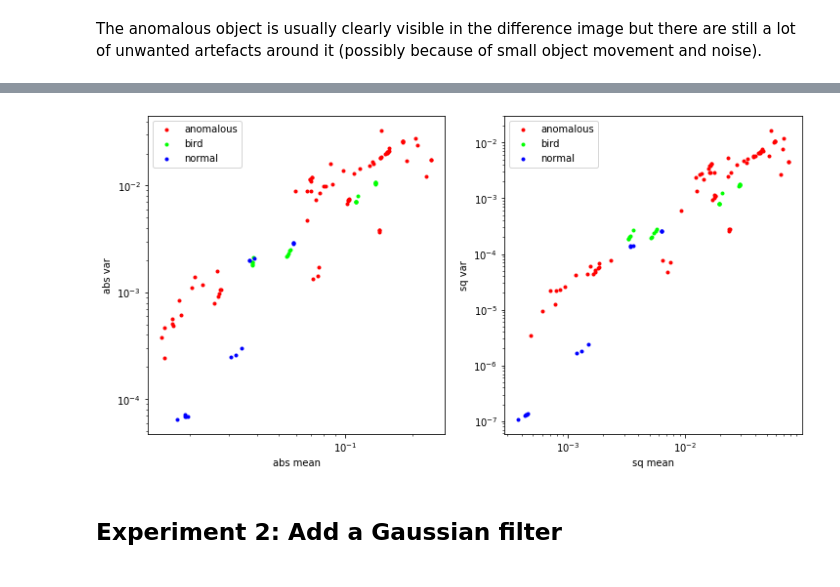
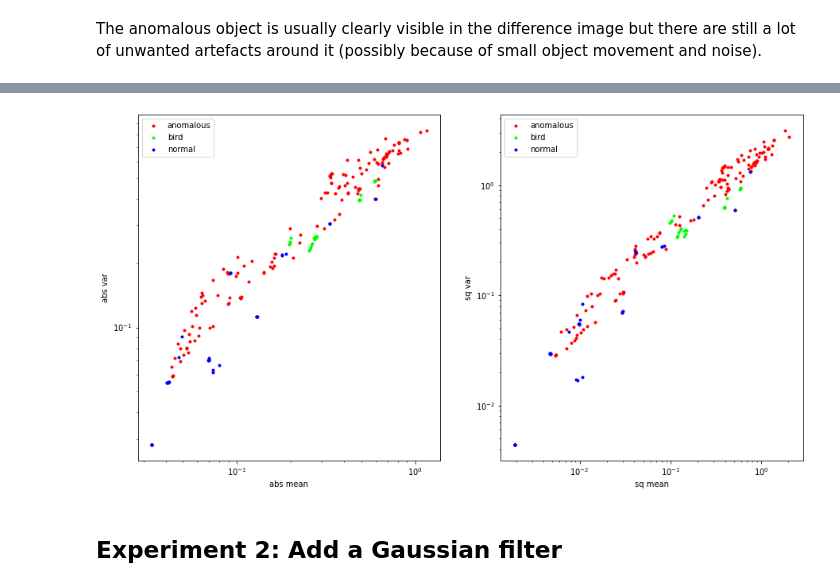
Before and after one commit to kleincode/camera-trap-anomaly-detection, a Jupyter notebook: approach1a_basic_frame_differencing.ipynb, the cells around one changed output, grey strips where cells are left out. Saved outputs shown, nothing was run; the diff lists cells and outputs as text; code cells hidden in the pictures.

```diff
--- a/approach1a_basic_frame_differencing.ipynb
+++ b/approach1a_basic_frame_differencing.ipynb
@@ -48,6 +48,16 @@ The proposed classifier computes the following features
 - var of squared pixel-wise difference _sqvar_
 # %%
 from py.ImageClassifier import AbstractImageClassifier
+
+def normalize(comp_arr, motion_arr):
+    # normalize comp_arr and transform motion_arr identically
+    mean, std = np.mean(comp_arr), np.std(comp_arr)
+    motion_arr = (motion_arr - mean) / std
+    comp_arr = (comp_arr - mean) / std
+    return comp_arr, motion_arr
+
+def normalize_img(img):
+    return (img - np.mean(img)) / np.std(img)
 
 class FrameDiffClassifier(AbstractImageClassifier):
     def evaluate(self, motion_img: MotionImage, display=False):
@@ -56,17 +66,20 @@ class FrameDiffClassifier(AbstractImageClassifier):
         motion_arr = motion_img.read(scale=SCALE, gray=True)
         comp_arr = comp_img.read(scale=SCALE, gray=True)
 
+        # comp_arr, motion_arr = normalize(comp_arr, motion_arr)
+        comp_arr, motion_arr = normalize_img(comp_arr), normalize_img(motion_arr)
+
         absdiff = abs(motion_arr - comp_arr)
         sqdiff = (motion_arr - comp_arr) ** 2
         absmean = np.average(absdiff)
-        absvar = np.var(absdiff)
+        absstd = np.std(absdiff)
         sqmean = np.average(sqdiff)
-        sqvar = np.var(sqdiff)
+        sqstd = np.std(sqdiff)
 
         if display:
-            display_images([motion_arr, comp_arr, absdiff, sqdiff], ["Motion image", "Closest lapse image", f"abs mean = {absmean}, var = {absvar}", f"sq mean = {sqmean}, var = {sqvar}"], cmap="gray")
+            display_images([motion_arr, comp_arr, absdiff, sqdiff], ["Motion image", "Closest lapse image", f"abs mean = {absmean}, std = {absstd}", f"sq mean = {sqmean}, std = {sqstd}"], cmap="gray")
 
-        return absmean, absvar, sqmean, sqvar
+        return absmean, absstd, sqmean, sqstd
 # %%
 img = session.get_random_motion_image(day_only=True)
 classifier = FrameDiffClassifier()
@@ -84,10 +96,10 @@ def generate_test_scores(classifier):
     normal_scores = []
     anomalous_scores = []
     bird_scores = []
-    normal_i = [3, 4, 5, 48, 49, 50, 51, 52, 53, 54, 55, 78, 79, 80]
-    bird_i = list(range(86, 106))
+    normal_i = [3, 4, 5, 48, 49, 50, 51, 52, 53, 54, 55, 78, 79, 80, 106, 107, 108, 109, 110, 113, 115, 132, 145, 147, 148, 149, 150, 193, 194, 195, 196, 197, 198, 199, 200]
+    bird_i = list(range(86, 106)) + list(range(151, 156))
 
-    for i in tqdm(range(1, 106)):
+    for i in tqdm(range(1, 201)):
         filename = f"Beaver_01_{i:05d}.jpg"
         img = session.get_motion_image_from_filename(filename)
         score = classifier.evaluate(img)
@@ -105,23 +135,23 @@ normal_scores, anomalous_scores, bird_scores = generate_test_scores(classifier)
 # %%
-def plot(i1, i2, normal_scores, anomalous_scores, bird_scores):
+def plot(i1, i2, normal_scores, anomalous_scores, bird_scores, scale="log"):
     titles = ["abs mean", "abs var", "sq mean", "sq var"]
     plt.scatter([ar[i1] for ar in anomalous_scores], [ar[i2] for ar in anomalous_scores], color="red", label="anomalous", marker=".")
     plt.scatter([ar[i1] for ar in bird_scores], [ar[i2] for ar in bird_scores], color="lime", label="bird", marker=".")
     plt.scatter([ar[i1] for ar in normal_scores], [ar[i2] for ar in normal_scores], color="blue", label="normal", marker=".")
     plt.xlabel(titles[i1])
     plt.ylabel(titles[i2])
-    plt.xscale("log")
-    plt.yscale("log")
+    plt.xscale(scale)
+    plt.yscale(scale)
     plt.legend()
 
-plt.figure(figsize=(12, 6))
+plt.figure(figsize=(15, 8))
 plt.subplot(1, 2, 1)
 plot(0, 1, normal_scores, anomalous_scores, bird_scores)
 plt.subplot(1, 2, 2)
 plot(2, 3, normal_scores, anomalous_scores, bird_scores)
 plt.show()
 # %% [output]
-[figure, old version]
+[figure, new version]
 # %% [markdown]
 ## Experiment 2: Add a Gaussian filter
 # %%
```
Also changed, not shown: parts of 5 cells of this notebook, 4 other files.
